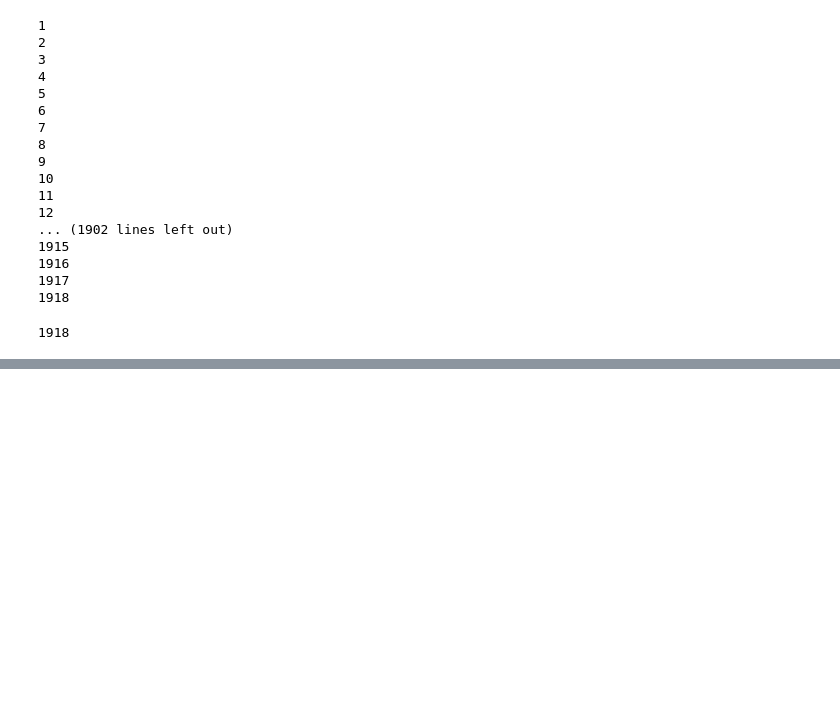
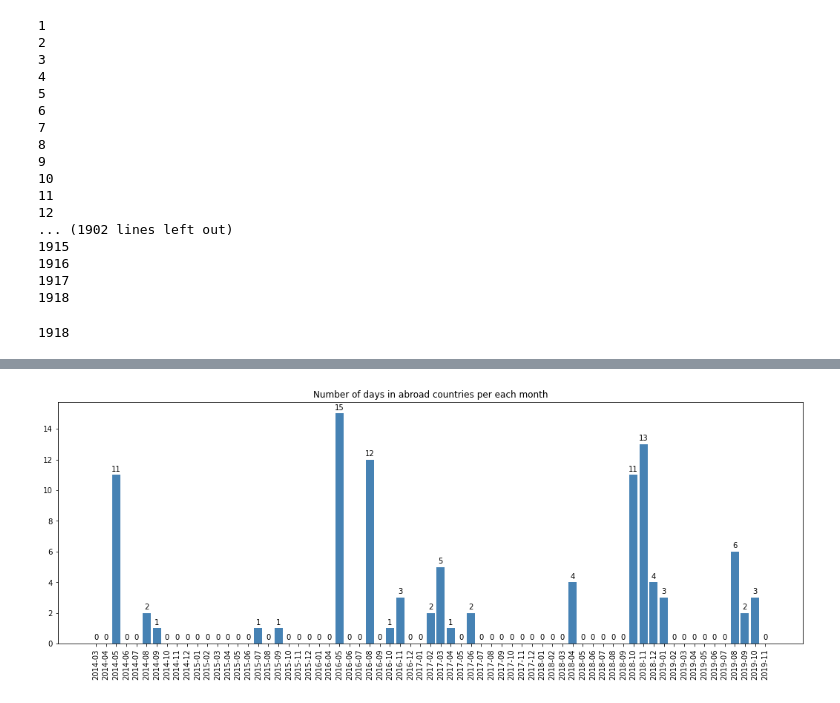
Before and after one commit to dariustamasauskas/Google-Timeline, a Jupyter notebook: analysis.ipynb, the cells around one changed output, grey strips where cells are left out. Saved outputs shown, nothing was run; the diff lists cells and outputs as text; code cells hidden in the pictures; blank space fills up the shorter version.

```diff
--- a/analysis.ipynb
+++ b/analysis.ipynb
@@ -195,0 +220,27 @@ Name: city, dtype: int64
+# %%
+fig, ax = plt.subplots(1, 1, figsize=(18,6))
+
+timeline_data_joined['year_month'] = timeline_data_joined['date'].astype(str).str[:7]
+timeline_data_joined_year_month = timeline_data_joined.groupby(['year_month']).count().reset_index()
+timeline_data_joined_year_month = timeline_data_joined_year_month[['year_month','date']]
+timeline_data_joined_year_month.rename(columns={'date':'monthly_day_count'}, inplace=True)
+
+timeline_data_abroad = timeline_data_joined[timeline_data_joined['country'] != 'Lietuva']
+timeline_data_abroad_year_month = timeline_data_abroad.groupby(['year_month']).count().reset_index()
+timeline_data_abroad_year_month = timeline_data_abroad_year_month[['year_month','date']]
+timeline_data_abroad_year_month.rename(columns={'date':'abroad_day_count'}, inplace=True)
+
+final_data = pd.merge(timeline_data_joined_year_month, timeline_data_abroad_year_month, on='year_month', how='left')
+final_data['abroad_day_count'] = final_data['abroad_day_count'].fillna(0)
+
+x = final_data['year_month']
+y = final_data['abroad_day_count']
+
+rect = ax.bar(x, y, color='steelblue')
+ax.bar_label(rect, padding=3)
+plt.xticks(x, rotation='vertical')
+
+plt.title('Number of days in abroad countries per each month')
+plt.show()
+# %% [output]
+[figure, added]
```
Also changed, not shown: parts of 18 cells of this notebook.
